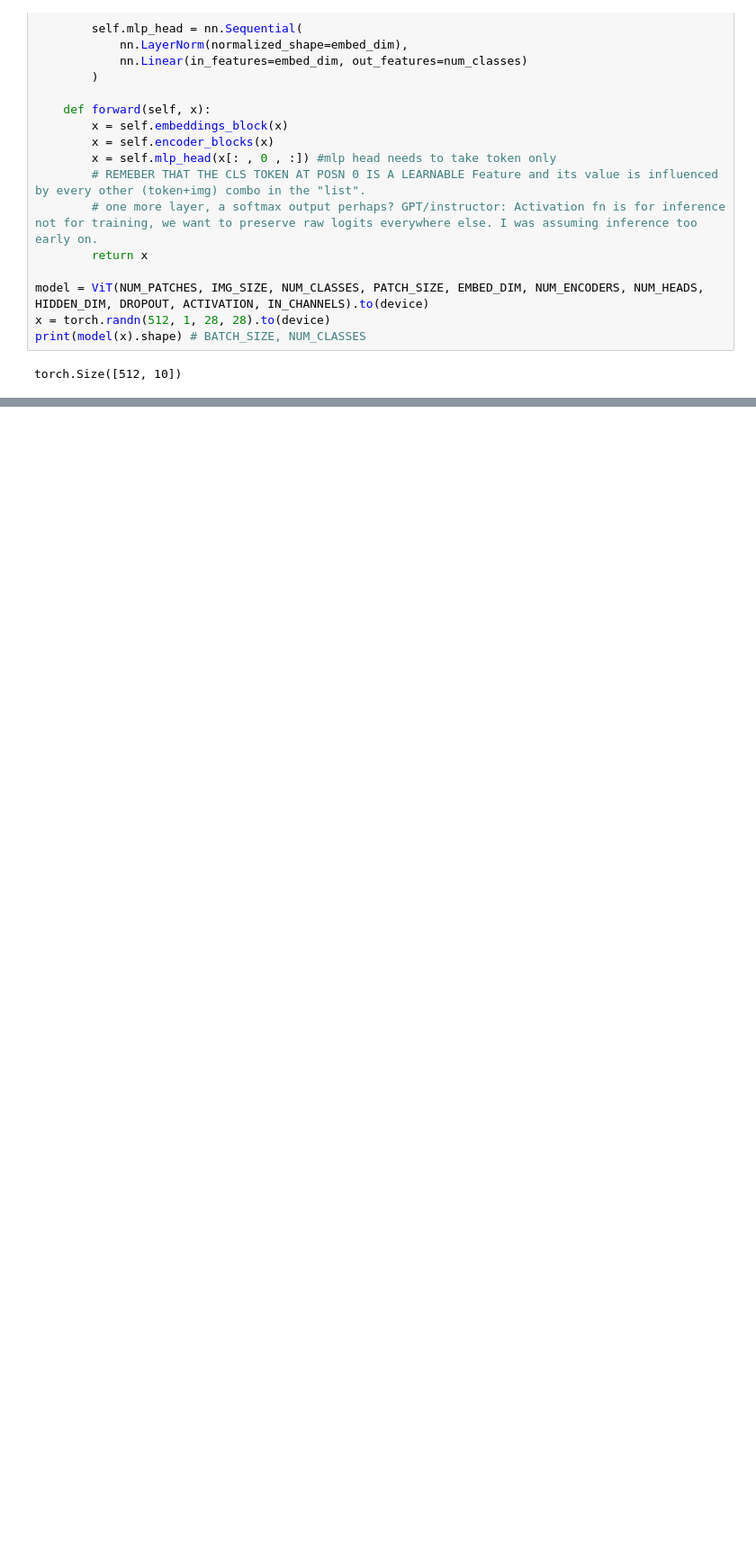
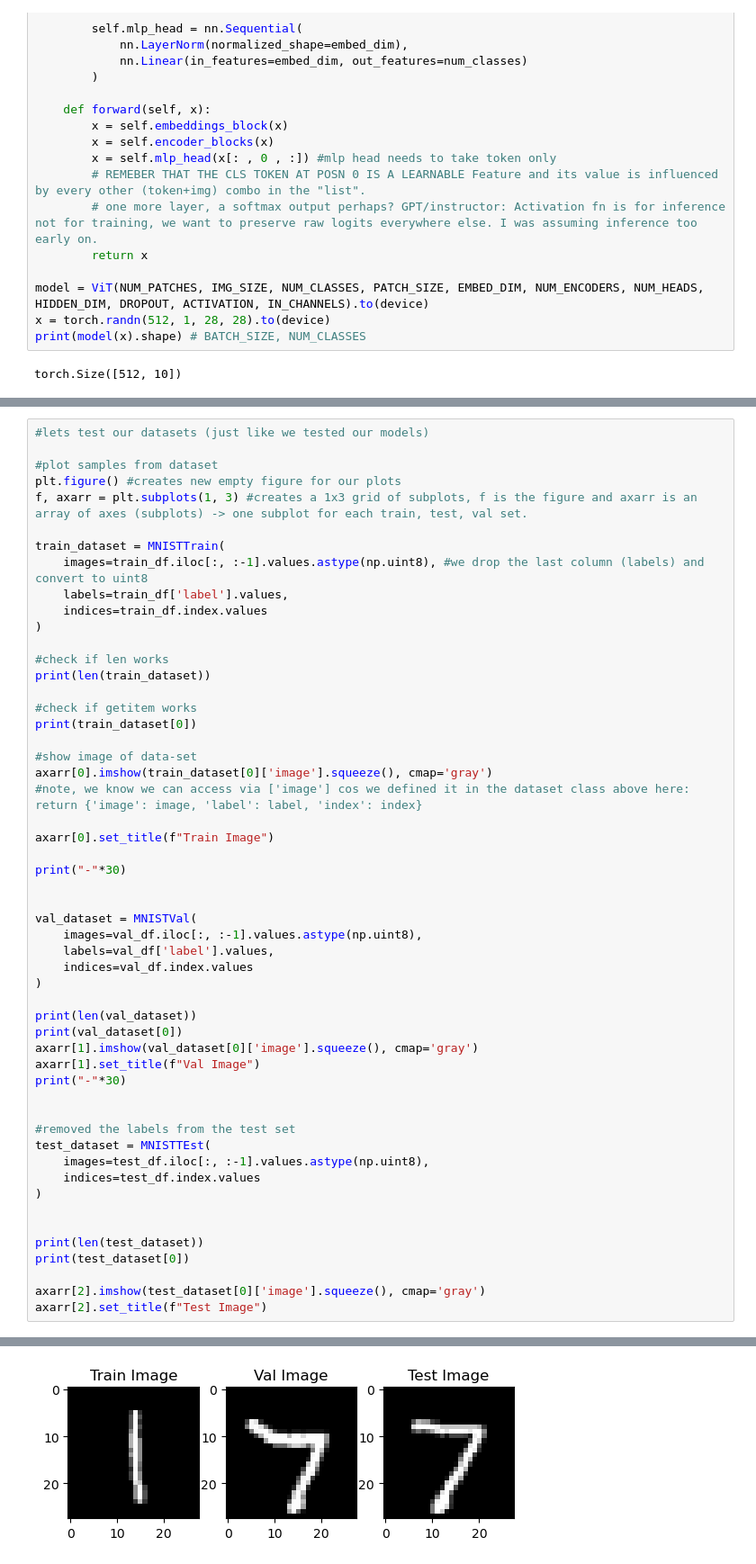
Before and after one commit to Joshua192/intro-transformers, a Jupyter notebook: encoder.ipynb, the cells around one changed output, grey strips where cells are left out. Shown at 90% size. Cells and saved outputs as stored; diff of their text form; blank space fills up the shorter version.

```diff
--- a/encoder.ipynb
+++ b/encoder.ipynb
@@ -200,0 +773,54 @@ from sklearn.model_selection import train_test_split
+# %%
+#lets test our datasets (just like we tested our models)
+
+#plot samples from dataset
+plt.figure() #creates new empty figure for our plots
+f, axarr = plt.subplots(1, 3) #creates a 1x3 grid of subplots, f is the figure and axarr is an array of axes (subplots) -> one subplot for each train, test, val set.
+
+train_dataset = MNISTTrain(
+    images=train_df.iloc[:, :-1].values.astype(np.uint8), #we drop the last column (labels) and convert to uint8
+    labels=train_df['label'].values,
+    indices=train_df.index.values
+)
+
+#check if len works
+print(len(train_dataset))
+
+#check if getitem works
+print(train_dataset[0])
+
+#show image of data-set
+axarr[0].imshow(train_dataset[0]['image'].squeeze(), cmap='gray')
+#note, we know we can access via ['image'] cos we defined it in the dataset class above here: return {'image': image, 'label': label, 'index': index}
+
+axarr[0].set_title(f"Train Image")
+
+print("-"*30)
+
+
+val_dataset = MNISTVal(
+    images=val_df.iloc[:, :-1].values.astype(np.uint8),
+    labels=val_df['label'].values,
+    indices=val_df.index.values
+)
+
+print(len(val_dataset))
+print(val_dataset[0])
+axarr[1].imshow(val_dataset[0]['image'].squeeze(), cmap='gray')
+axarr[1].set_title(f"Val Image")
+print("-"*30)
+
+
+#removed the labels from the test set
+test_dataset = MNISTTEst(
+    images=test_df.iloc[:, :-1].values.astype(np.uint8),
+    indices=test_df.index.values
+)
+
+
+print(len(test_dataset))
+print(test_dataset[0])
+
+axarr[2].imshow(test_dataset[0]['image'].squeeze(), cmap='gray')
+axarr[2].set_title(f"Test Image")
+# %% [output]
@@ -200,0 +846 @@ from sklearn.model_selection import train_test_split
+[figure, added]
```
Also changed, not shown: parts of 32 cells of this notebook, 2 other files.
